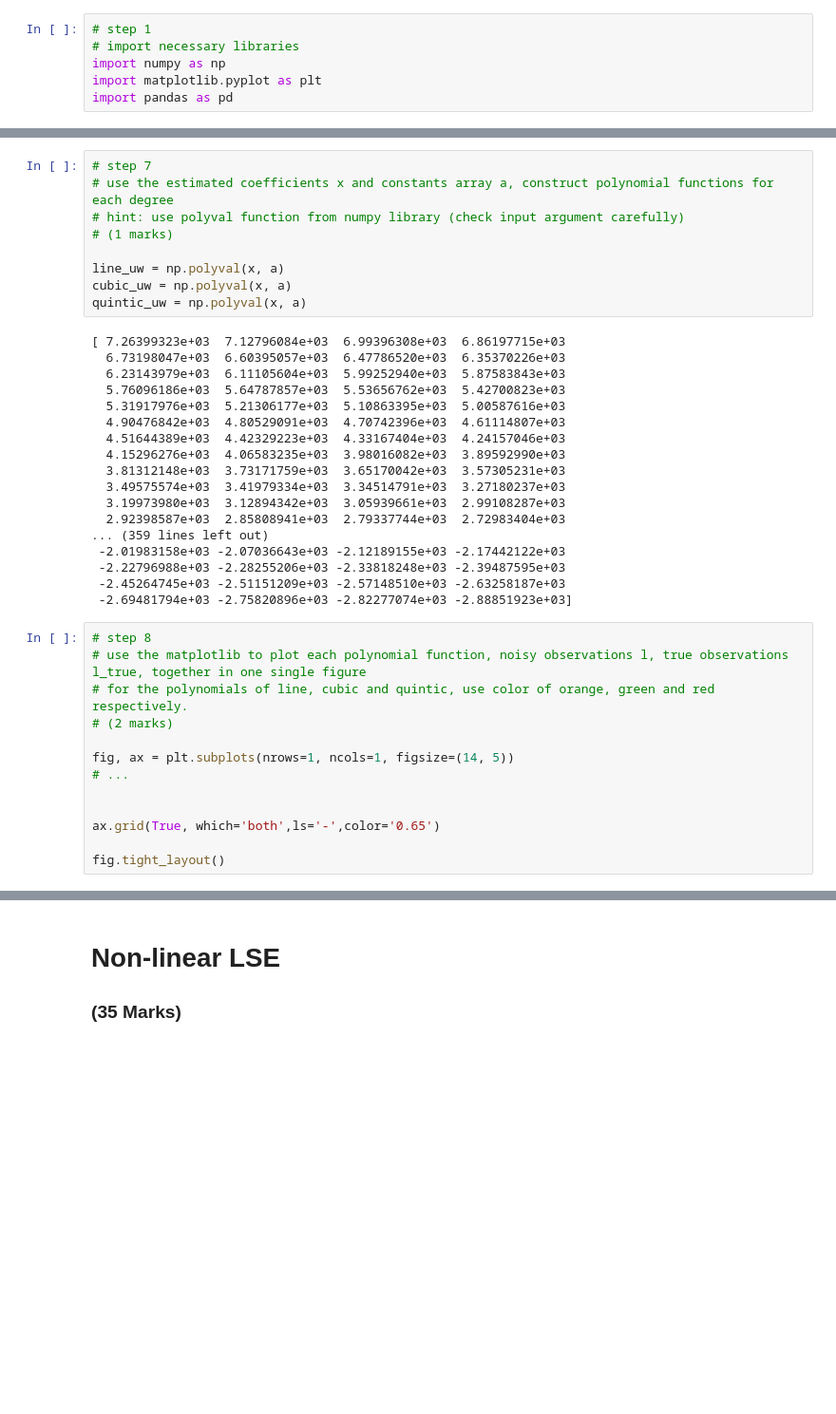
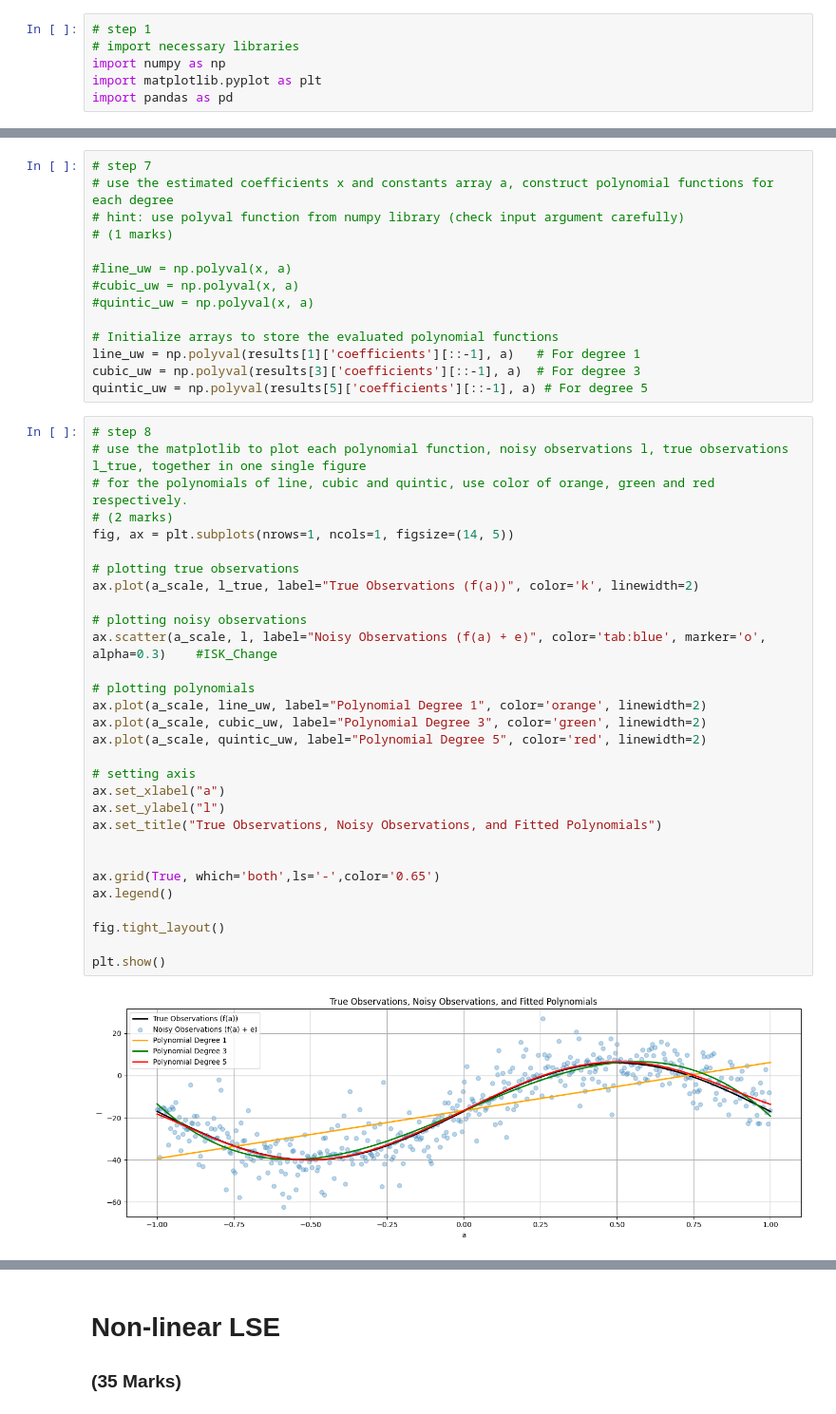
Before and after one commit to jasleenbadhesha/engg680_2024_fall, a Jupyter notebook: Lab_Assignment2/Assignment2.ipynb, the cells around one changed output, grey strips where cells are left out. Shown at 95% size. Cells and saved outputs as stored; diff of their text form; blank space fills up the shorter version.

```diff
--- a/Lab_Assignment2/Assignment2.ipynb
+++ b/Lab_Assignment2/Assignment2.ipynb
@@ -180,37 +169,43 @@ A Posterior Variance Factor (apv): 63.7583446301842
 # hint: use polyval function from numpy library (check input argument carefully)
 # (1 marks)
 
-line_uw = np.polyval(x, a)
-cubic_uw = np.polyval(x, a)
-quintic_uw = np.polyval(x, a)
+#line_uw = np.polyval(x, a)
+#cubic_uw = np.polyval(x, a)
+#quintic_uw = np.polyval(x, a)
+
+# Initialize arrays to store the evaluated polynomial functions
+line_uw = np.polyval(results[1]['coefficients'][::-1], a)   # For degree 1
+cubic_uw = np.polyval(results[3]['coefficients'][::-1], a)  # For degree 3
+quintic_uw = np.polyval(results[5]['coefficients'][::-1], a) # For degree 5
-# %% [output]
-[ 7.26399323e+03  7.12796084e+03  6.99396308e+03  6.86197715e+03
-  6.73198047e+03  6.60395057e+03  6.47786520e+03  6.35370226e+03
-  6.23143979e+03  6.11105604e+03  5.99252940e+03  5.87583843e+03
-  5.76096186e+03  5.64787857e+03  5.53656762e+03  5.42700823e+03
-  5.31917976e+03  5.21306177e+03  5.10863395e+03  5.00587616e+03
-  4.90476842e+03  4.80529091e+03  4.70742396e+03  4.61114807e+03
-  4.51644389e+03  4.42329223e+03  4.33167404e+03  4.24157046e+03
-  4.15296276e+03  4.06583235e+03  3.98016082e+03  3.89592990e+03
-  3.81312148e+03  3.73171759e+03  3.65170042e+03  3.57305231e+03
-  3.49575574e+03  3.41979334e+03  3.34514791e+03  3.27180237e+03
-  3.19973980e+03  3.12894342e+03  3.05939661e+03  2.99108287e+03
-  2.92398587e+03  2.85808941e+03  2.79337744e+03  2.72983404e+03
-... (359 lines left out)
- -2.01983158e+03 -2.07036643e+03 -2.12189155e+03 -2.17442122e+03
- -2.22796988e+03 -2.28255206e+03 -2.33818248e+03 -2.39487595e+03
- -2.45264745e+03 -2.51151209e+03 -2.57148510e+03 -2.63258187e+03
- -2.69481794e+03 -2.75820896e+03 -2.82277074e+03 -2.88851923e+03]
 # %%
 # step 8
 # use the matplotlib to plot each polynomial function, noisy observations l, true observations l_true, together in one single figure
 # for the polynomials of line, cubic and quintic, use color of orange, green and red respectively.
 # (2 marks)
+fig, ax = plt.subplots(nrows=1, ncols=1, figsize=(14, 5))
 
-fig, ax = plt.subplots(nrows=1, ncols=1, figsize=(14, 5))
-# ...
+# plotting true observations
+ax.plot(a_scale, l_true, label="True Observations (f(a))", color='k', linewidth=2)
+
+# plotting noisy observations
+ax.scatter(a_scale, l, label="Noisy Observations (f(a) + e)", color='tab:blue', marker='o', alpha=0.3)    #ISK_Change
+
+# plotting polynomials
+ax.plot(a_scale, line_uw, label="Polynomial Degree 1", color='orange', linewidth=2)
+ax.plot(a_scale, cubic_uw, label="Polynomial Degree 3", color='green', linewidth=2)
+ax.plot(a_scale, quintic_uw, label="Polynomial Degree 5", color='red', linewidth=2)
+
+# setting axis
+ax.set_xlabel("a")
+ax.set_ylabel("l")
+ax.set_title("True Observations, Noisy Observations, and Fitted Polynomials")
 
 
 ax.grid(True, which='both',ls='-',color='0.65')
+ax.legend()
 
 fig.tight_layout()
+
+plt.show()
+# %% [output]
+[figure, added]
```
Also changed, not shown: parts of 21 cells of this notebook.
